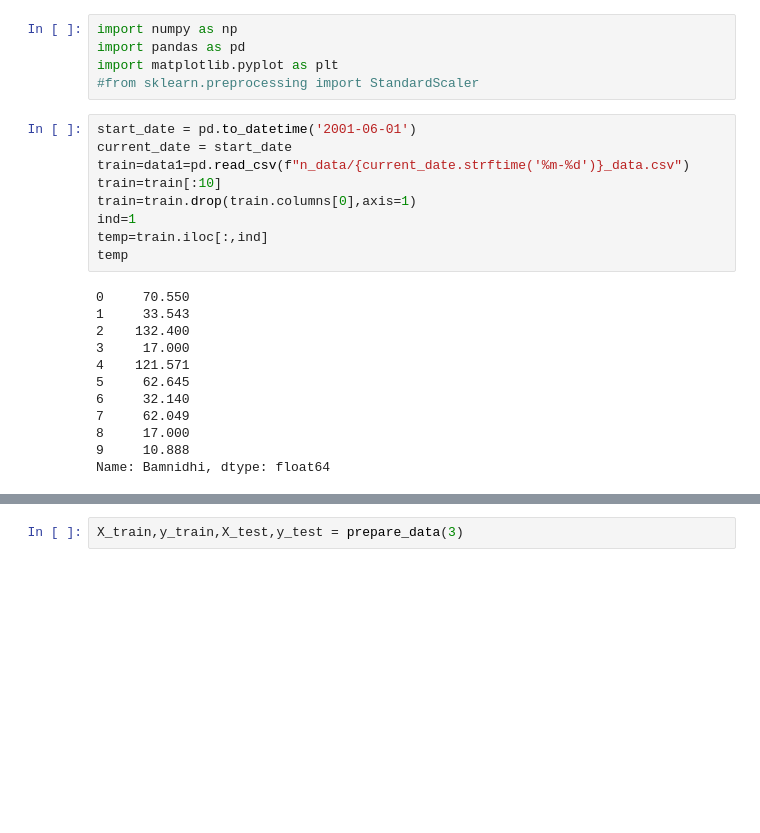
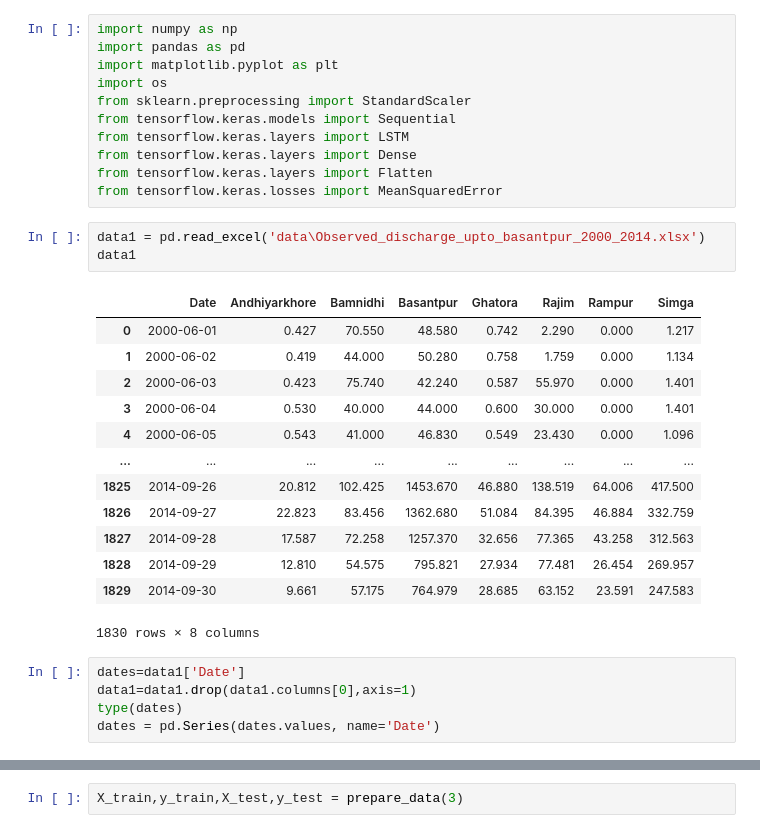
Before and after one commit to patelarnav/LSTM-Flood-Forecasting, a Jupyter notebook: model.ipynb, the cells around one changed output, grey strips where cells are left out. Cells and saved outputs as stored; diff of their text form; blank space fills up the shorter version.

Commit message:
Initial Model Made

```diff
--- a/model.ipynb
+++ b/model.ipynb
@@ -2,25 +2,32 @@
 import numpy as np
 import pandas as pd
 import matplotlib.pyplot as plt
-#from sklearn.preprocessing import StandardScaler
+import os
+from sklearn.preprocessing import StandardScaler
+from tensorflow.keras.models import Sequential
+from tensorflow.keras.layers import LSTM
+from tensorflow.keras.layers import Dense
+from tensorflow.keras.layers import Flatten
+from tensorflow.keras.losses import MeanSquaredError
-# %%
-start_date = pd.to_datetime('2001-06-01')
-current_date = start_date
-train=data1=pd.read_csv(f"n_data/{current_date.strftime('%m-%d')}_data.csv")
-train=train[:10]
-train=train.drop(train.columns[0],axis=1)
-ind=1
-temp=train.iloc[:,ind]
-temp
-# %% [output]
-0     70.550
-1     33.543
-2    132.400
-3     17.000
-4    121.571
-5     62.645
-6     32.140
-7     62.049
-8     17.000
-9     10.888
-Name: Bamnidhi, dtype: float64
+# %%
+data1 = pd.read_excel('data\Observed_discharge_upto_basantpur_2000_2014.xlsx')
+data1
+# %% [output]
+|  | Date | Andhiyarkhore | Bamnidhi | Basantpur | Ghatora | Rajim | Rampur | Simga |
+| 0 | 2000-06-01 | 0.427 | 70.550 | 48.580 | 0.742 | 2.290 | 0.000 | 1.217 |
+| 1 | 2000-06-02 | 0.419 | 44.000 | 50.280 | 0.758 | 1.759 | 0.000 | 1.134 |
+| 2 | 2000-06-03 | 0.423 | 75.740 | 42.240 | 0.587 | 55.970 | 0.000 | 1.401 |
+| 3 | 2000-06-04 | 0.530 | 40.000 | 44.000 | 0.600 | 30.000 | 0.000 | 1.401 |
+| 4 | 2000-06-05 | 0.543 | 41.000 | 46.830 | 0.549 | 23.430 | 0.000 | 1.096 |
+| ... | ... | ... | ... | ... | ... | ... | ... | ... |
+| 1825 | 2014-09-26 | 20.812 | 102.425 | 1453.670 | 46.880 | 138.519 | 64.006 | 417.500 |
+| 1826 | 2014-09-27 | 22.823 | 83.456 | 1362.680 | 51.084 | 84.395 | 46.884 | 332.759 |
+| 1827 | 2014-09-28 | 17.587 | 72.258 | 1257.370 | 32.656 | 77.365 | 43.258 | 312.563 |
+| 1828 | 2014-09-29 | 12.810 | 54.575 | 795.821 | 27.934 | 77.481 | 26.454 | 269.957 |
+| 1829 | 2014-09-30 | 9.661 | 57.175 | 764.979 | 28.685 | 63.152 | 23.591 | 247.583 |
+1830 rows × 8 columns
+# %%
+dates=data1['Date']
+data1=data1.drop(data1.columns[0],axis=1)
+type(dates)
+dates = pd.Series(dates.values, name='Date')
```
Also changed, not shown: parts of 12 cells of this notebook, 1 other file.
